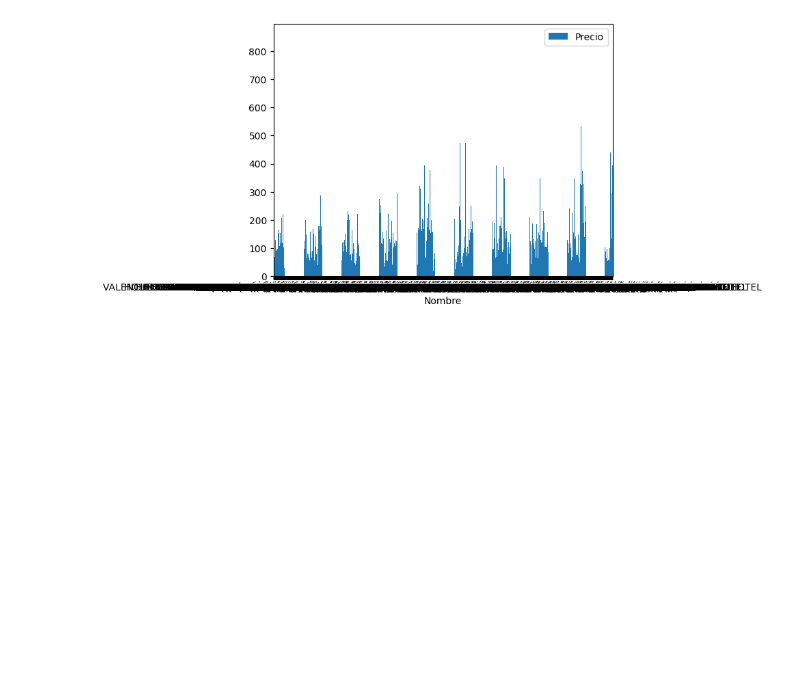
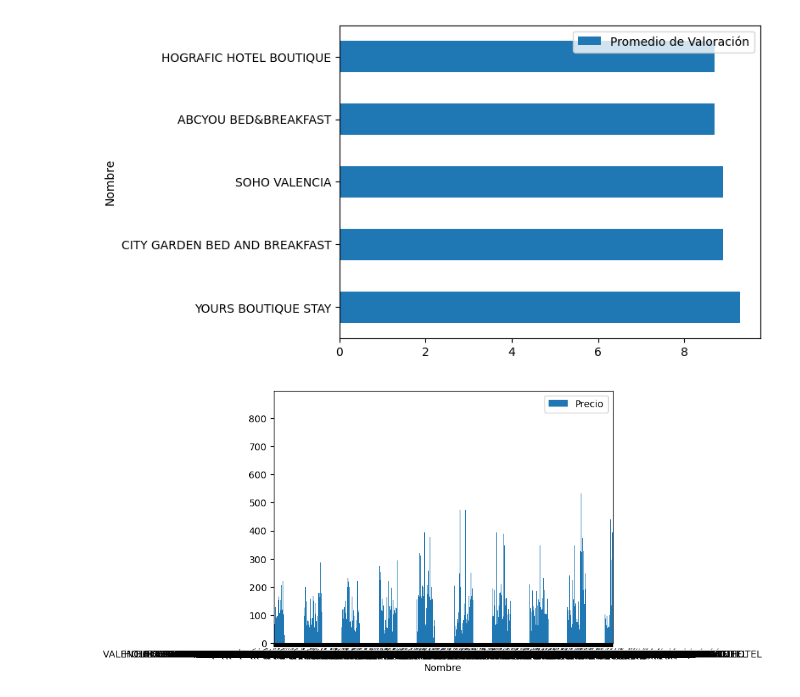
Before and after one commit to LMmansilla/Grupo14_Procesamiento, a Jupyter notebook: PD_valencia_hoteles.ipynb, the cells around one changed output. Cells and saved outputs as stored; diff of their text form; code cells hidden in the pictures; blank space fills up the shorter version.

```diff
--- a/PD_valencia_hoteles.ipynb
+++ b/PD_valencia_hoteles.ipynb
@@ -28,0 +53,9 @@ precios_hoteles.head(20)
+# %%
+# Se transforma la columna "Fecha" a formato datetime64[ns]
+precios_hoteles['Fecha']  = pd.to_datetime(precios_hoteles['Fecha'],)
+
+# Se transforman las variables CP, lat y long a OBJECT
+
+precios_hoteles['CP'] = precios_hoteles['CP'].astype('object')
+precios_hoteles['lat'] = precios_hoteles['lat'].astype('object')
+precios_hoteles['long'] = precios_hoteles['long'].astype('object')
@@ -41,0 +257,3 @@ precios_hoteles.describe()
+# %%
+Eixample = precios_hoteles[precios_hoteles['Distrito']== 'Eixample, Valencia']
+Eixample
@@ -41,0 +274,5 @@ precios_hoteles.describe()
+# %%
+columnas_eliminar = ['Número de comentarios','Precio']
+
+prom_hotelesEix = Eixample.groupby(by='Nombre').mean('Valoración').round(decimals=1).rename(columns={'Valoración': 'Promedio de Valoración'}).drop(columnas_eliminar, axis=1).sort_values('Promedio de Valoración', ascending=False).head(5)
+prom_hotelesEix
@@ -42,3 +287,10 @@ precios_hoteles.describe()
+# %%
+# Los hoteles con mejor promedio en el distrito con mejor promedio
+prom_hotelesEix.plot.barh()
+# Mostrar el gráfico
+plt.show()
+# %% [output]
+[figure, added]
 # %%
 # Crear un gráfico de barras con los datos de la columna 'Precio' y 'Nombre'
 precios_hoteles.plot.bar(x='Nombre', y='Precio', rot=0)
```
Also changed, not shown: parts of 16 cells of this notebook.
